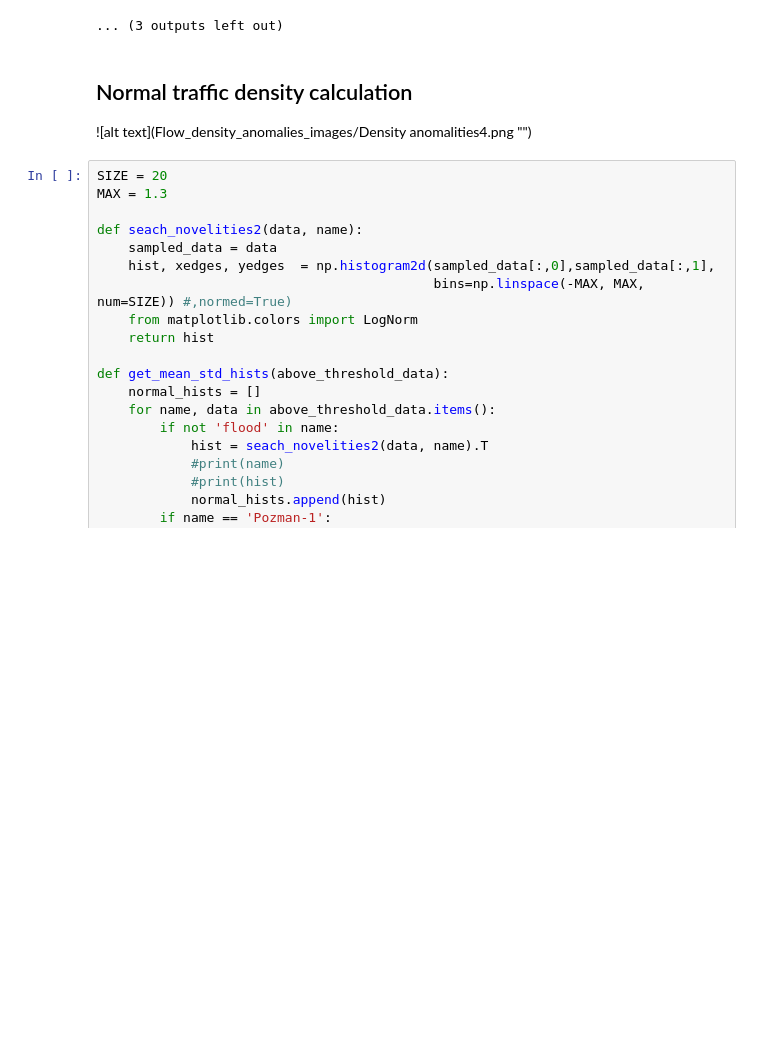
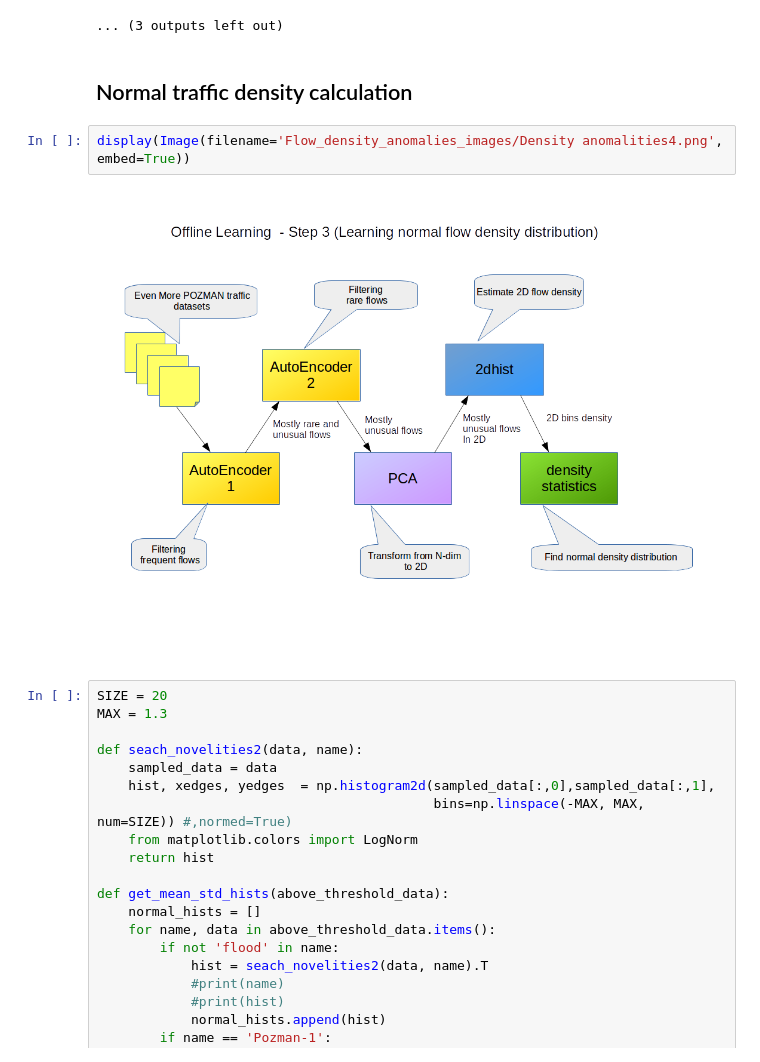
Before and after one commit to damomeen/machine_learning_various, a Jupyter notebook: DP_density_based_novelity_detection.ipynb, the cells around one changed output. Drawn from its saved outputs; the diff is of its cells as text; blank space fills up the shorter version.

```diff
--- a/DP_density_based_novelity_detection.ipynb
+++ b/DP_density_based_novelity_detection.ipynb
@@ -860,7 +868,10 @@ for name, data in above_threshold_data2.items():
 ... (3 outputs left out)
 # %% [markdown]
 ## Normal traffic density calculation
-![alt text](Flow_density_anomalies_images/Density anomalities4.png "")
+# %%
+display(Image(filename='Flow_density_anomalies_images/Density anomalities4.png', embed=True))
+# %% [output]
+[figure, added]
 # %%
 SIZE = 20
 MAX = 1.3
```
Also changed, not shown: parts of 8 cells of this notebook.
